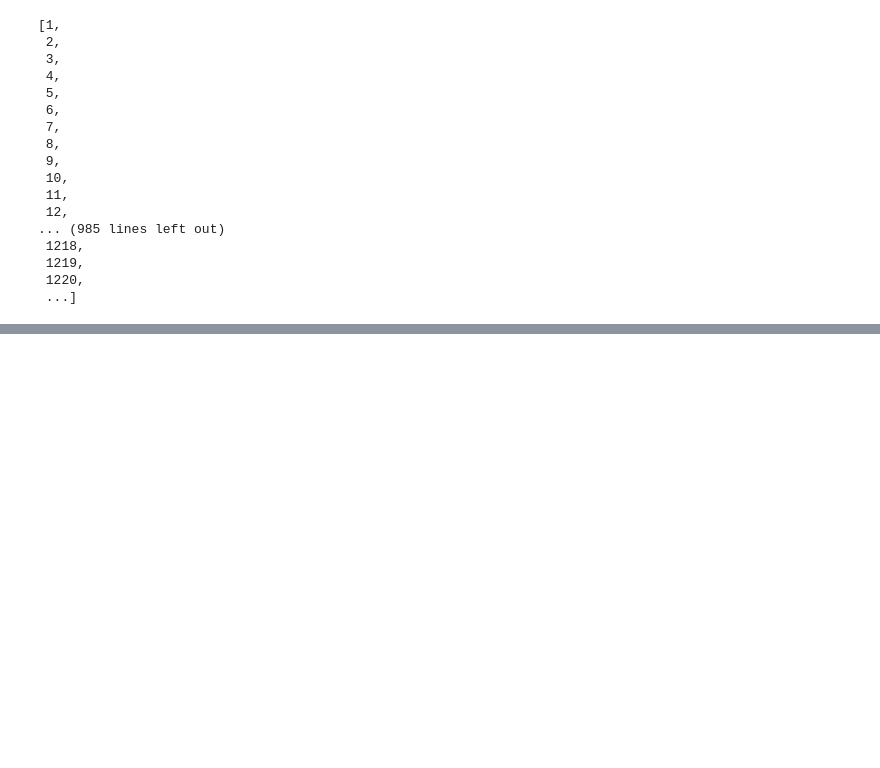
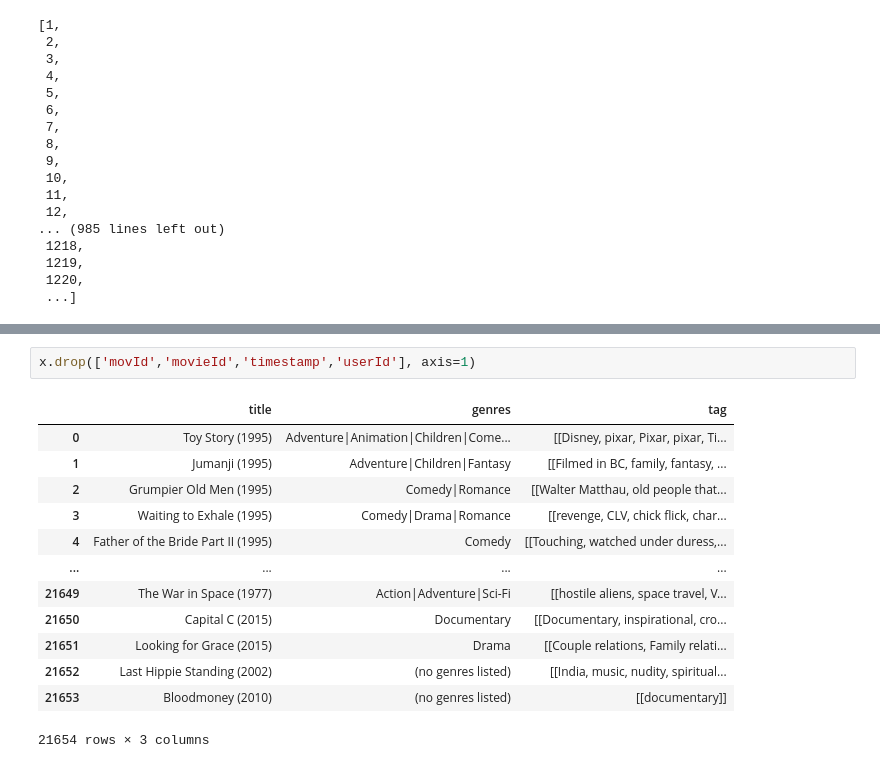
Before and after one commit to El-Wally/Movie-Recommender, a Jupyter notebook: MoviesRecommender.ipynb, the cells around one changed output, grey strips where cells are left out. Cells and saved outputs as stored; diff of their text form; blank space fills up the shorter version.

```diff
--- a/MoviesRecommender.ipynb
+++ b/MoviesRecommender.ipynb
@@ -224,0 +221,16 @@ df.join(df1,on='movieId')
+# %%
+x.drop(['movId','movieId','timestamp','userId'], axis=1)
+# %% [output]
+|  | title | genres | tag |
+| 0 | Toy Story (1995) | Adventure|Animation|Children|Come... | [[Disney, pixar, Pixar, pixar, Ti... |
+| 1 | Jumanji (1995) | Adventure|Children|Fantasy | [[Filmed in BC, family, fantasy, ... |
+| 2 | Grumpier Old Men (1995) | Comedy|Romance | [[Walter Matthau, old people that... |
+| 3 | Waiting to Exhale (1995) | Comedy|Drama|Romance | [[revenge, CLV, chick flick, char... |
+| 4 | Father of the Bride Part II (1995) | Comedy | [[Touching, watched under duress,... |
+| ... | ... | ... | ... |
+| 21649 | The War in Space (1977) | Action|Adventure|Sci-Fi | [[hostile aliens, space travel, V... |
+| 21650 | Capital C (2015) | Documentary | [[Documentary, inspirational, cro... |
+| 21651 | Looking for Grace (2015) | Drama | [[Couple relations, Family relati... |
+| 21652 | Last Hippie Standing (2002) | (no genres listed) | [[India, music, nudity, spiritual... |
+| 21653 | Bloodmoney (2010) | (no genres listed) | [[documentary]] |
+21654 rows × 3 columns
```
Also changed, not shown: parts of 5 cells of this notebook.
